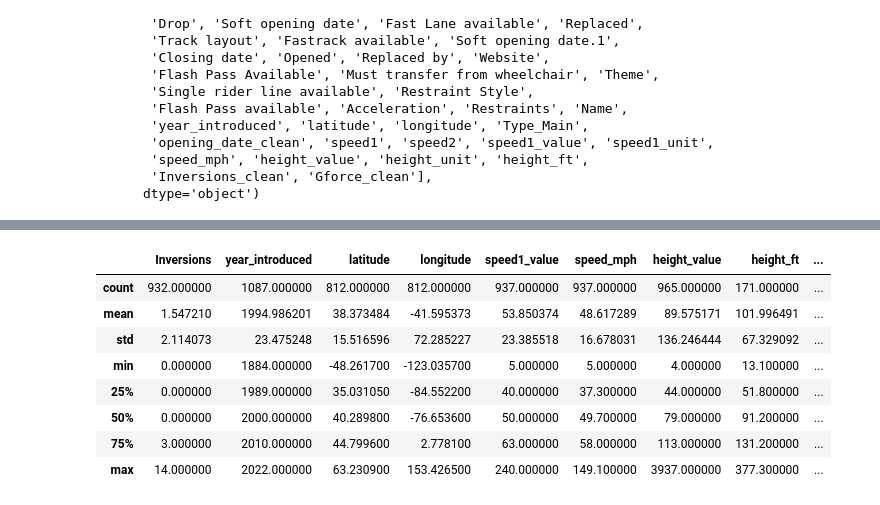
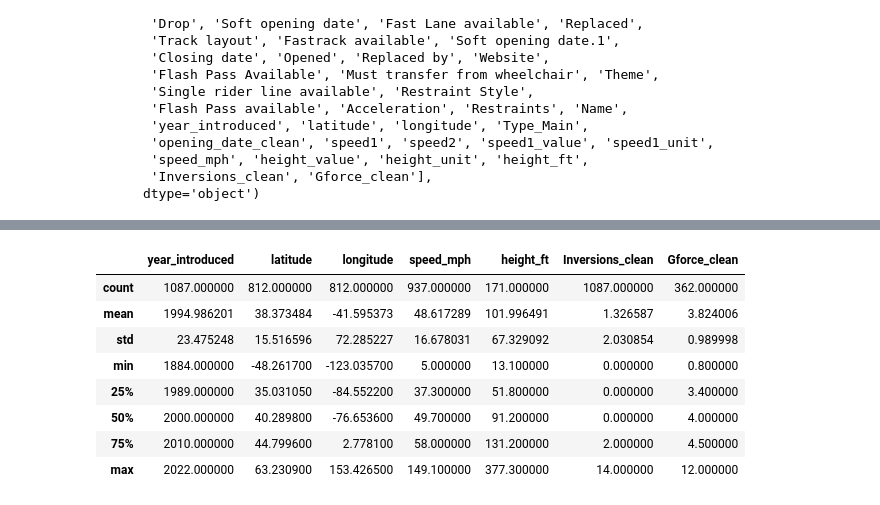
Before and after one commit to Pawcharz/Statistics-Analysis-Playground, a Jupyter notebook: rollercoaster/exploratory-data-analysis.ipynb, the cells around one changed output, grey strips where cells are left out. Drawn from its saved outputs; the diff is of its cells as text; code cells hidden in the pictures.

```diff
--- a/rollercoaster/exploratory-data-analysis.ipynb
+++ b/rollercoaster/exploratory-data-analysis.ipynb
@@ -89,19 +90,27 @@ Index(['coaster_name', 'Length', 'Speed', 'Location', 'Status', 'Opening date',
       dtype='object')
 # %%
 
-columns = [
-  'coaster_name', 'Length', 'Speed', 'Location', 'Status', 'Opening date',
-  'Type', 'Manufacturer', 'Height restriction', 'Model', 'Height',
-  'Inversions', 'Lift/launch system', 'Cost', 'Trains', 'Park section',
-  'Duration', 'Capacity', 'G-force', 'Designer', 'Max vertical angle',
-  'Drop', 'Soft opening date', 'Fast Lane available', 'Replaced',
-  'Track layout', 'Fastrack available', 'Soft opening date.1',
-  'Closing date', 'Opened', 'Replaced by', 'Website',
-  'Flash Pass Available', 'Must transfer from wheelchair', 'Theme',
-  'Single rider line available', 'Restraint Style',
-  'Flash Pass available', 'Acceleration', 'Restraints', 'Name',
+choosen_columns = [
+  'coaster_name',
+  # 'Length', 'Speed',
+  'Location', 'Status',
+  # 'Opening date', 'Type',
+  'Manufacturer',
+  # 'Height restriction', 'Model', 'Height',
+  # 'Inversions', 'Lift/launch system', 'Cost', 'Trains', 'Park section',
+  # 'Duration', 'Capacity', 'G-force', 'Designer', 'Max vertical angle',
+  # 'Drop', 'Soft opening date', 'Fast Lane available', 'Replaced',
+  # 'Track layout', 'Fastrack available', 'Soft opening date.1', 'Closing date',
+  'Opened',
+  # 'Replaced by', 'Website',
+  # 'Flash Pass Available', 'Must transfer from wheelchair', 'Theme',
+  # 'Single rider line available', 'Restraint Style',
+  # 'Flash Pass available', 'Acceleration', 'Restraints', 'Name',
   'year_introduced', 'latitude', 'longitude', 'Type_Main',
-  'opening_date_clean', 'speed1', 'speed2', 'speed1_value', 'speed1_unit',
-  'speed_mph', 'height_value', 'height_unit', 'height_ft',
-  'Inversions_clean', 'Gforce_clean'
+  # 'opening_date_clean', 'speed1', 'speed2', 'speed1_value', 'speed1_unit',
+  'speed_mph',
+  # 'height_value', 'height_unit',
+  'height_ft', 'Inversions_clean', 'Gforce_clean'
 ]
+
+df_simplified = df[choosen_columns]
@@ -108,12 +126,12 @@ columns = [
 # %%
-df.describe()
+df_simplified.describe()
 # %% [output]
-|  | Inversions | year_introduced | latitude | longitude | speed1_value | speed_mph | height_value | height_ft | ... |
-| count | 932.000000 | 1087.000000 | 812.000000 | 812.000000 | 937.000000 | 937.000000 | 965.000000 | 171.000000 | ... |
-| mean | 1.547210 | 1994.986201 | 38.373484 | -41.595373 | 53.850374 | 48.617289 | 89.575171 | 101.996491 | ... |
-| std | 2.114073 | 23.475248 | 15.516596 | 72.285227 | 23.385518 | 16.678031 | 136.246444 | 67.329092 | ... |
-| min | 0.000000 | 1884.000000 | -48.261700 | -123.035700 | 5.000000 | 5.000000 | 4.000000 | 13.100000 | ... |
-| 25% | 0.000000 | 1989.000000 | 35.031050 | -84.552200 | 40.000000 | 37.300000 | 44.000000 | 51.800000 | ... |
-| 50% | 0.000000 | 2000.000000 | 40.289800 | -76.653600 | 50.000000 | 49.700000 | 79.000000 | 91.200000 | ... |
-| 75% | 3.000000 | 2010.000000 | 44.799600 | 2.778100 | 63.000000 | 58.000000 | 113.000000 | 131.200000 | ... |
-| max | 14.000000 | 2022.000000 | 63.230900 | 153.426500 | 240.000000 | 149.100000 | 3937.000000 | 377.300000 | ... |
+|  | year_introduced | latitude | longitude | speed_mph | height_ft | Inversions_clean | Gforce_clean |
+| count | 1087.000000 | 812.000000 | 812.000000 | 937.000000 | 171.000000 | 1087.000000 | 362.000000 |
+| mean | 1994.986201 | 38.373484 | -41.595373 | 48.617289 | 101.996491 | 1.326587 | 3.824006 |
+| std | 23.475248 | 15.516596 | 72.285227 | 16.678031 | 67.329092 | 2.030854 | 0.989998 |
+| min | 1884.000000 | -48.261700 | -123.035700 | 5.000000 | 13.100000 | 0.000000 | 0.800000 |
+| 25% | 1989.000000 | 35.031050 | -84.552200 | 37.300000 | 51.800000 | 0.000000 | 3.400000 |
+| 50% | 2000.000000 | 40.289800 | -76.653600 | 49.700000 | 91.200000 | 0.000000 | 4.000000 |
+| 75% | 2010.000000 | 44.799600 | 2.778100 | 58.000000 | 131.200000 | 2.000000 | 4.500000 |
+| max | 2022.000000 | 63.230900 | 153.426500 | 149.100000 | 377.300000 | 14.000000 | 12.000000 |
```
Also changed, not shown: parts of 5 cells of this notebook.
